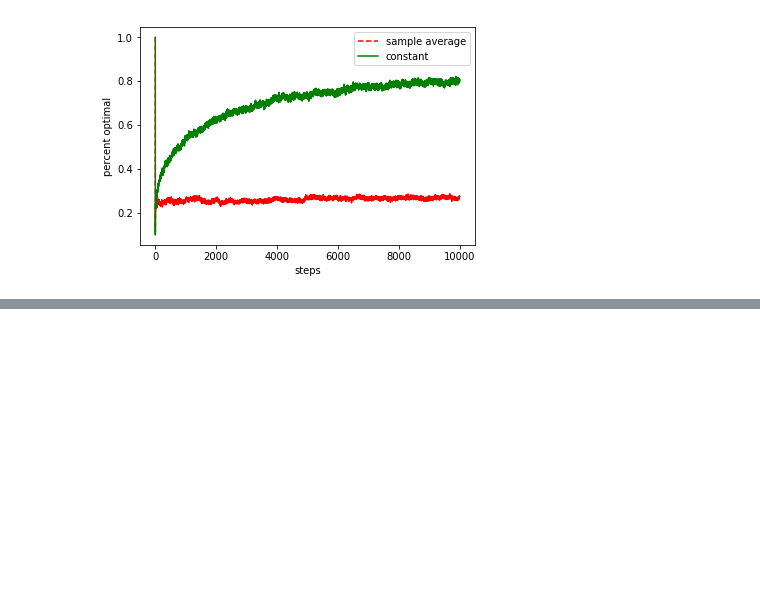
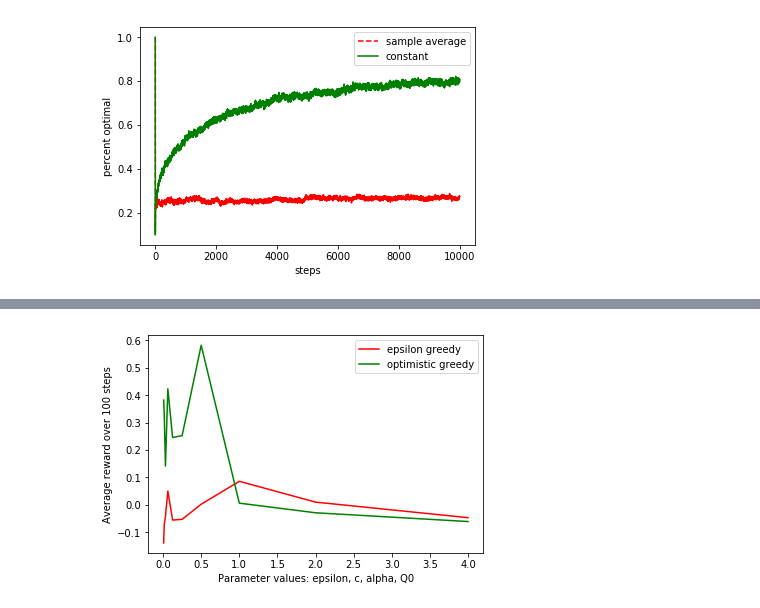
Before and after one commit to maxgurewitz/machine-learning-exercises, a Jupyter notebook: notebooks/sutton-barto-reinforcement-exercises-ch-2.ipynb, the cells around one changed output, grey strips where cells are left out. Cells and saved outputs as stored; diff of their text form; code cells hidden in the pictures; blank space fills up the shorter version.

Commit message:
exercise 2.9 optimistic greedy and epsilon greedy

```diff
--- a/notebooks/sutton-barto-reinforcement-exercises-ch-2.ipynb
+++ b/notebooks/sutton-barto-reinforcement-exercises-ch-2.ipynb
@@ -185 +188,39 @@ In the case that we are told at each time step whether we are facing case A or c
 $$ Q = \frac{Q_A(2) + Q_B(1)}{2} = .55 $$
+# %%
+# EXERCISE 2.9
+
+def compare_bandits_parameters(steps = 1000):
+    # epsilon greedy varied over epsilon
+    # ucb varied over c
+    # gradient bandit varied over alpha
+    # optimistic epsilon greedy varied over Q0
+    average_range = int((steps / 2) - 1)
+    epsilon_greedy = []
+    optimistic_greedy = []
+
+    for i in range(10):
+        parameter_value = 2 ** (i - 7)
+        epsilon_greedy.append(np.average(ten_armed_bandit(steps, constant_alpha = parameter_value)["rewards"][average_range:]))
+
+        optimistic_greedy.append(np.average(ten_armed_bandit(steps, Q0 = parameter_value, method = methods.OPTIMISTIC_GREEDY)["rewards"][average_range:]))
+
+
+    return {
+        "epsilon_greedy": np.array(epsilon_greedy),
+        "optimistic_greedy": np.array(optimistic_greedy)
+    }
+
+def plot_bandits_parameter_comparison(comparison):
+    parameter_values = list(map(lambda i: 2 ** (i - 7), range(10)))
+    plt.plot(parameter_values, comparison["epsilon_greedy"], "r", label = "epsilon greedy")
+    plt.plot(parameter_values, comparison["optimistic_greedy"], "g", label = "optimistic greedy")
+    plt.xlabel("Parameter values: epsilon, c, alpha, Q0")
+    plt.ylabel("Average reward over 100 steps")
+    plt.legend()
+    plt.show()
+# %%
+bandits_parameter_comparison = compare_bandits_parameters()
+# %%
+plot_bandits_parameter_comparison(bandits_parameter_comparison)
+# %% [output]
+[figure, added]
```
Also changed, not shown: parts of 4 cells of this notebook.
